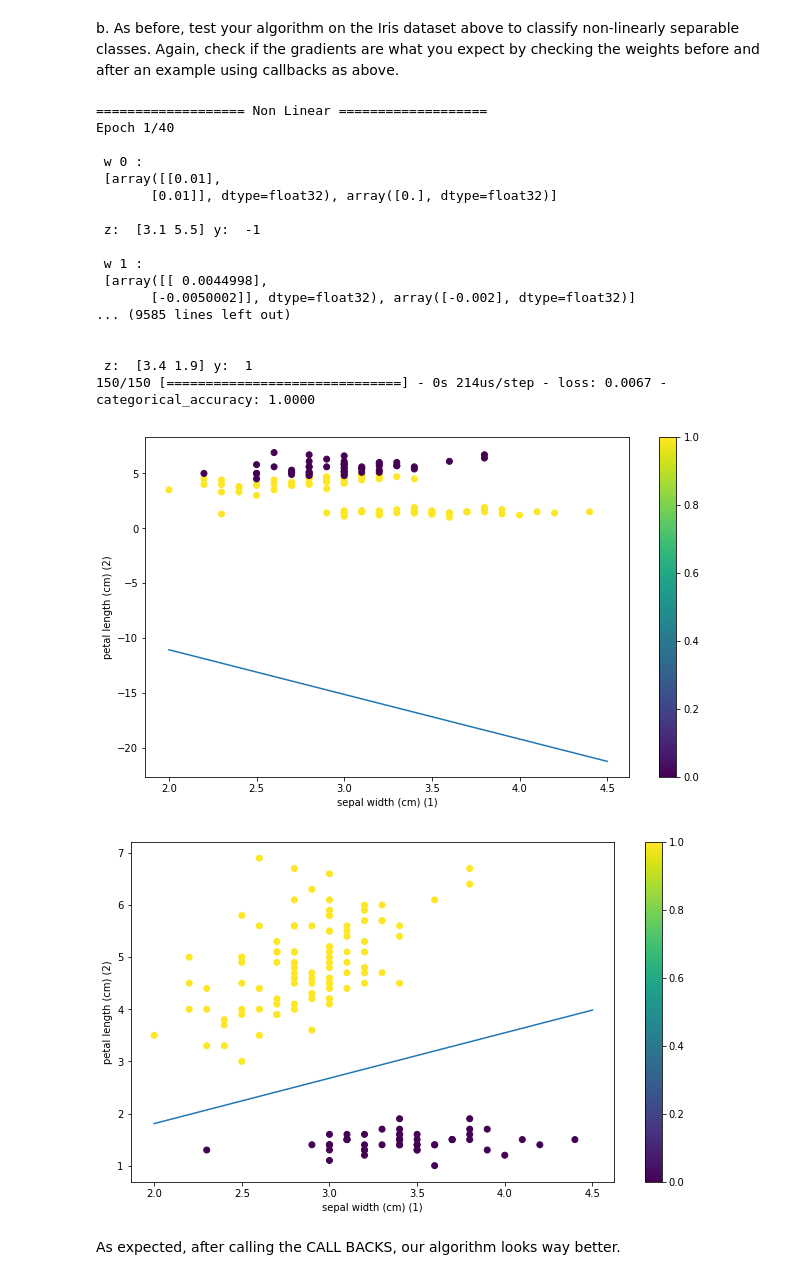
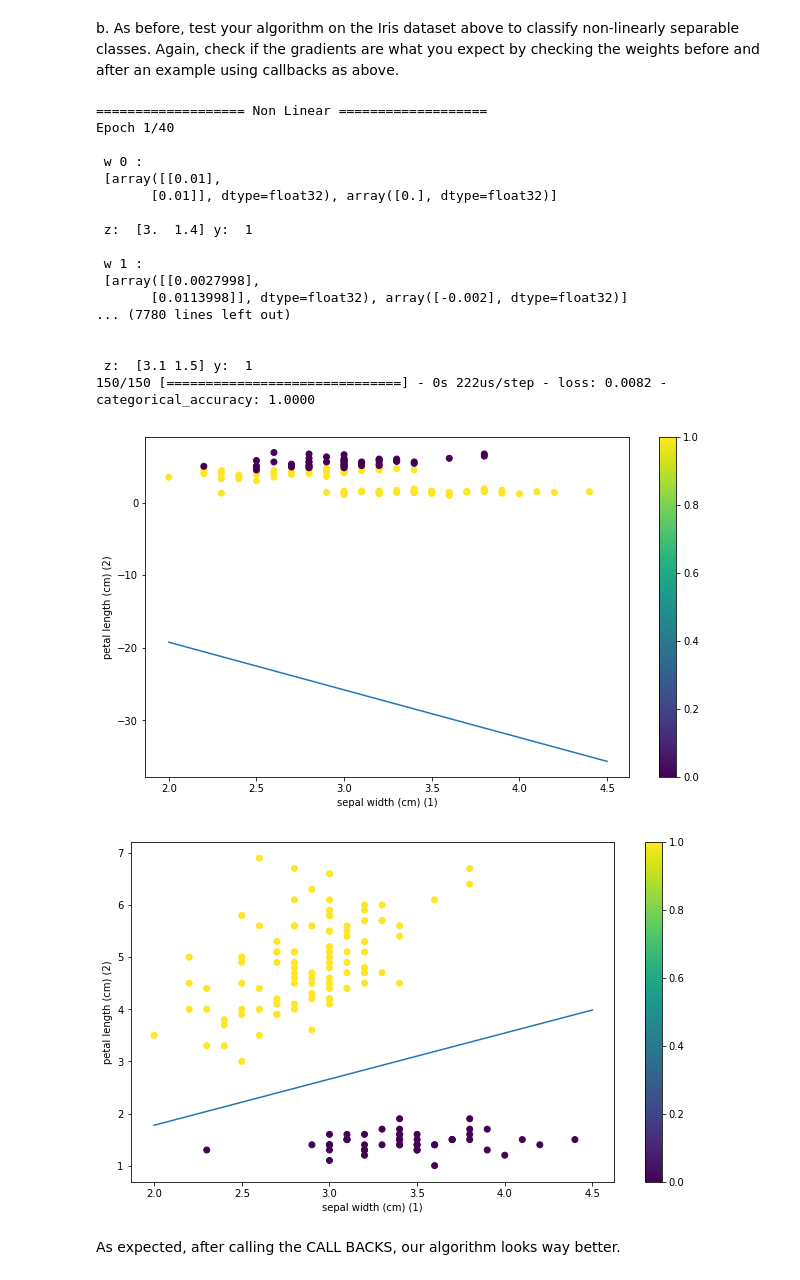
Before and after one commit to frendylio/EE445, a Jupyter notebook: perceptron.ipynb, the cells around one changed output. Saved outputs shown, nothing was run; the diff lists cells and outputs as text; code cells hidden in the pictures.

```diff
--- a/perceptron.ipynb
+++ b/perceptron.ipynb
@@ -412,41 +412,41 @@ ax.view_init(45,45)
 ###################
 print("=================== CALLS BACKS ===================")
 
-iris_lr.fit(training, labels, epochs=150, batch_size=32,callbacks = [ print_weights, print_examples ], shuffle=False)
+iris_lr.fit(training, labels, epochs=100, batch_size=32,callbacks = [ print_weights, print_examples ], shuffle=False)
 
 lr = iris_lr.layers[0].get_weights()
 
 fig = plt.figure()
 ax2 = plt.axes()
 figiris = ax2.scatter(iris.data[:,1],iris.data[:,2],c=np.where(iris.target == 0, 0,1))
 ax2.set_xlabel(iris.feature_names[1]+' (1)')
 ax2.set_ylabel(iris.feature_names[2]+' (2)')
 x = np.linspace(2,4.5,100)
 plt.plot(x, -(lr[1][0]+lr[0][0,0]*x)/lr[0][1,0])
 # this adjusts the space around the plot so we can read the z label
 plt.gcf().subplots_adjust(left=-0.5,bottom=-0.3)
 
 plt.colorbar(figiris)
 ax.view_init(45,45)
 # %% [output]
 =================== Non Linear ===================
 Epoch 1/40
 
  w 0 :
  [array([[0.01],
        [0.01]], dtype=float32), array([0.], dtype=float32)]
 
- z:  [3.1 5.5] y:  -1
+ z:  [3.  1.4] y:  1
 
  w 1 :
- [array([[ 0.0044998],
-       [-0.0050002]], dtype=float32), array([-0.002], dtype=float32)]
-... (9585 lines left out)
+ [array([[0.0027998],
+       [0.0113998]], dtype=float32), array([-0.002], dtype=float32)]
+... (7780 lines left out)
 
 
- z:  [3.4 1.9] y:  1
-150/150 [==============================] - 0s 214us/step - loss: 0.0067 - categorical_accuracy: 1.0000
+ z:  [3.1 1.5] y:  1
+150/150 [==============================] - 0s 222us/step - loss: 0.0082 - categorical_accuracy: 1.0000
-[figure, old version]
+[figure, new version]
 [figure]
 # %% [markdown]
 As expected, after calling the CALL BACKS, our algorithm looks way better.
```
Also changed, not shown: parts of 5 cells of this notebook.
